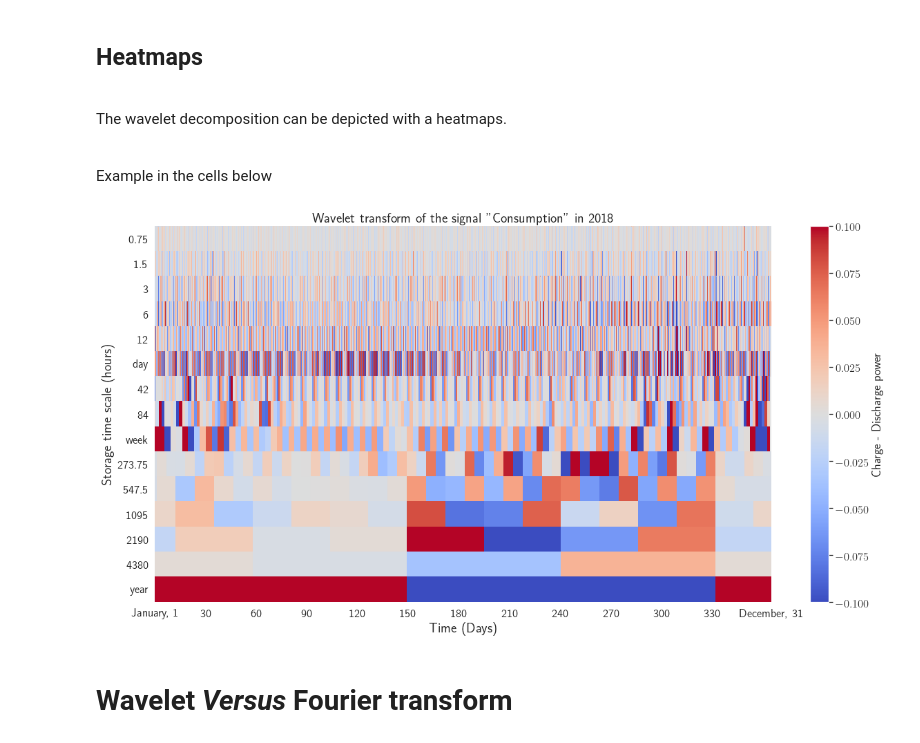
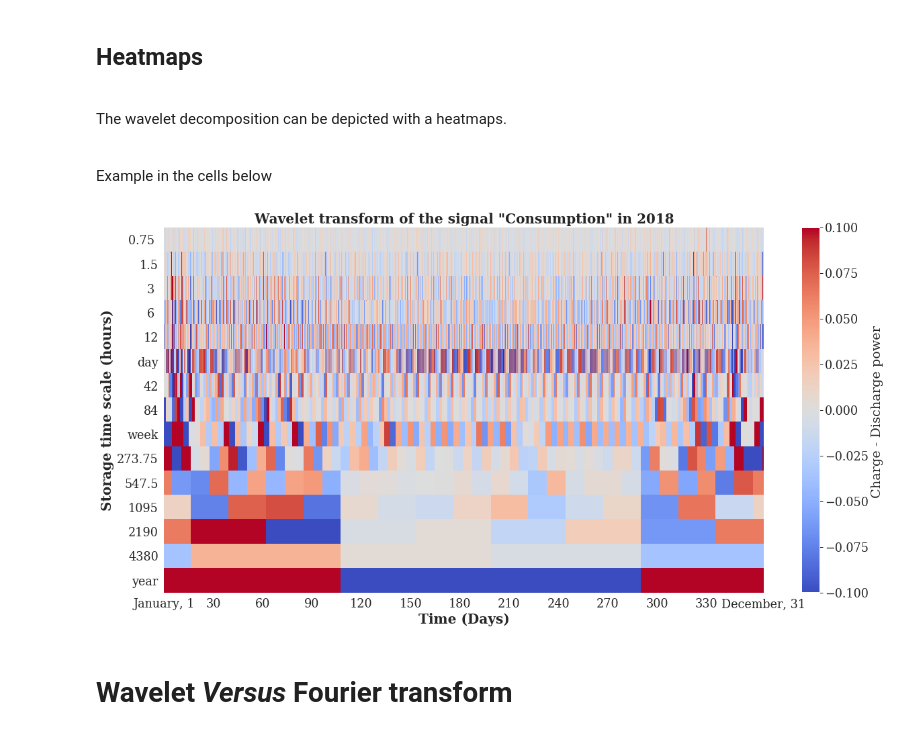
Before and after one commit to jus6du/wavelet_decomposition, a Jupyter notebook: tutorial.ipynb, the cells around one changed output. Cells and saved outputs as stored; diff of their text form; code cells hidden in the pictures.

Commit message:
Uptaded version with new heatmap plot

```diff
--- a/tutorial.ipynb
+++ b/tutorial.ipynb
@@ -204,19 +244,29 @@ Example in the cells below
 # %%
 # First, select the year
 year = '2018'
+# The directory where the matrix is saved. In this case, we are using square matric
+# Replace square by sine for the sine wavelet decomposition
+path_matrix = "saved_matrix\\square_shape\\"
+matrix_name = 'A_'+ year+'.npz'
+
+A_sparse  = sparse.load_npz(path_matrix + matrix_name)
+A = sparse.csr_matrix.todense(A_sparse)
+matrix = np.asarray(A)
+# The signal on which you want to process the wavelet decomposition : 'Consumption', 'Wind' or 'PV'
 signal = 'Consumption'
 #
 df= preplotprocessing(vy, vw , vd, ndpd, dpy, signal, #Then the kind of signal. In this tutorial its either 'Consommation', 'Eolien' or 'Solaire
                       year, years,
+                      time_scales,
                       saved_sheets_square, # Here is the datasheet you want to plot. This datasheet is returned by the function compute_betas(). Here is ploted the square decomposition
-                      do_trans = trans_square) # Eventualy retranslate the decomposition to make it feet to the week, day and sesonal cycles
+                      matrix)
 
 plot_betas_heatmap(df, signal, year , ndpd,
                       cmin= -0.1,
                       cmax= 0.1,
                     ccenter = None)
 # %% [output]
-[figure, old version]
+[figure, new version]
 # %% [markdown]
 # Wavelet _Versus_ Fourier transform
 # %%
```
Also changed, not shown: parts of 13 cells of this notebook.
